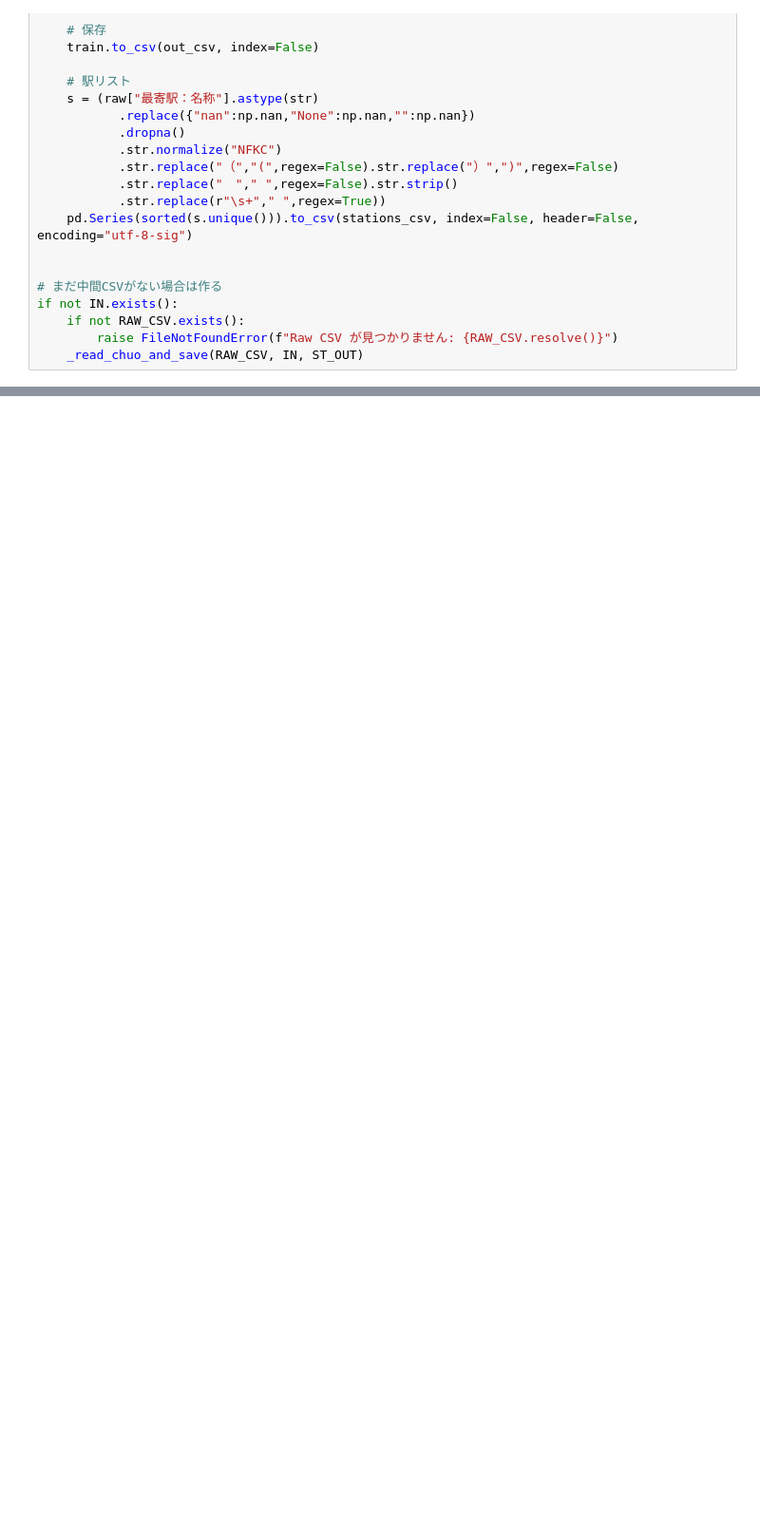
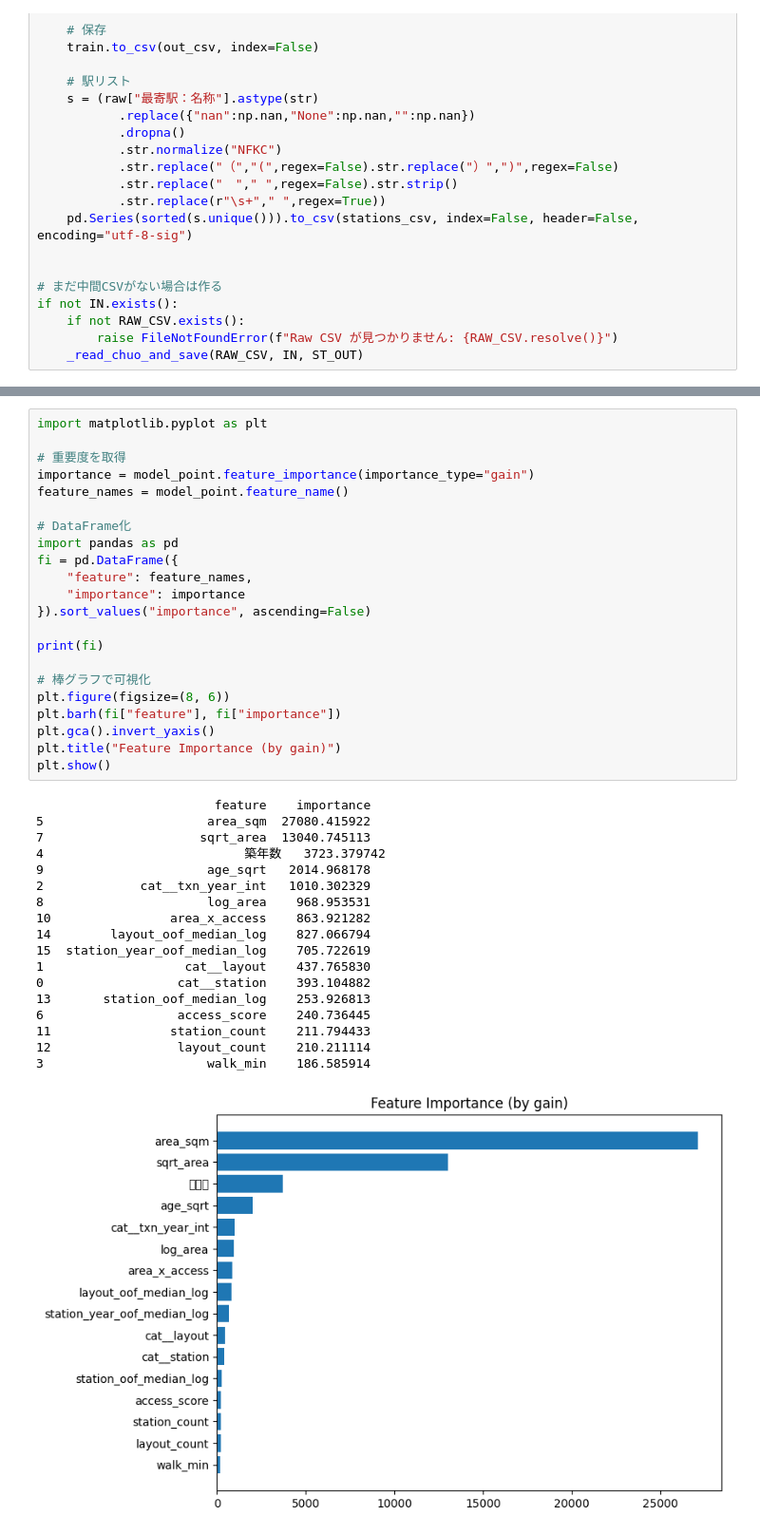
Before and after one commit to nmatsumoto-lgtm/study-KIKAGAKU, a Jupyter notebook: 不動産価格予測アプリ_Ver_3.ipynb, the cells around one changed output, grey strips where cells are left out. Shown: that part at 95% size. Cells and saved outputs as stored; diff of their text form; blank space fills up the shorter version.

```diff
--- a/不動産価格予測アプリ_Ver_3.ipynb
+++ b/不動産価格予測アプリ_Ver_3.ipynb
@@ -490 +536,42 @@ Train rows: 5,333, cols: 16 (cats=3)
 Saved models → models
+# %%
+import matplotlib.pyplot as plt
+
+# 重要度を取得
+importance = model_point.feature_importance(importance_type="gain")
+feature_names = model_point.feature_name()
+
+# DataFrame化
+import pandas as pd
+fi = pd.DataFrame({
+    "feature": feature_names,
+    "importance": importance
+}).sort_values("importance", ascending=False)
+
+print(fi)
+
+# 棒グラフで可視化
+plt.figure(figsize=(8, 6))
+plt.barh(fi["feature"], fi["importance"])
+plt.gca().invert_yaxis()
+plt.title("Feature Importance (by gain)")
+plt.show()
+# %% [output]
+                        feature    importance
+5                      area_sqm  27080.415922
+7                     sqrt_area  13040.745113
+4                           築年数   3723.379742
+9                      age_sqrt   2014.968178
+2             cat__txn_year_int   1010.302329
+8                      log_area    968.953531
+10                area_x_access    863.921282
+14        layout_oof_median_log    827.066794
+15  station_year_oof_median_log    705.722619
+1                   cat__layout    437.765830
+0                  cat__station    393.104882
+13       station_oof_median_log    253.926813
+6                  access_score    240.736445
+11                station_count    211.794433
+12                 layout_count    210.211114
+3                      walk_min    186.585914
+[figure, added]
```
Also changed, not shown: parts of 5 cells of this notebook.
